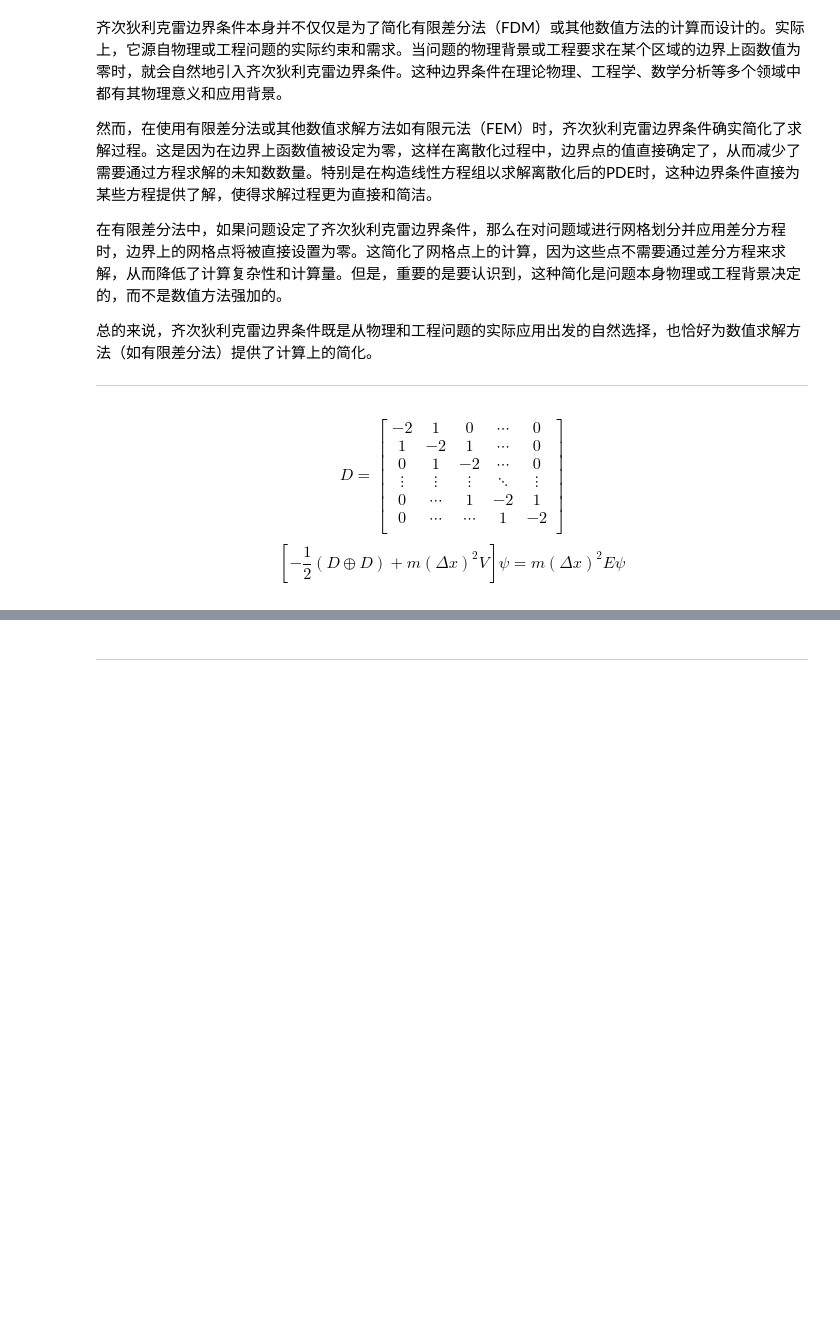
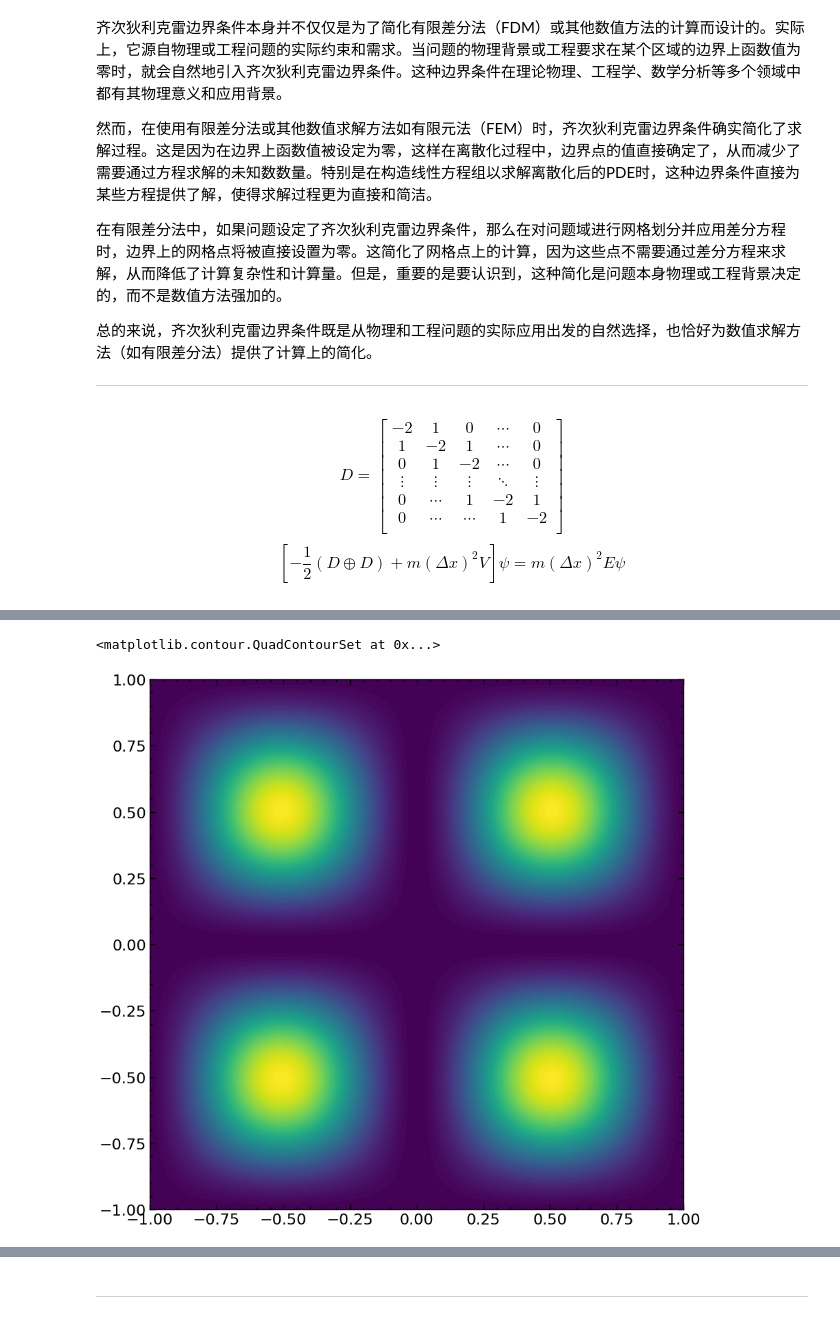
Before and after one commit to horizon14/Quantum, a Jupyter notebook: SchrodingerEquationFinalDraft.ipynb, the cells around one changed output, grey strips where cells are left out. Saved outputs shown, nothing was run; the diff lists cells and outputs as text; code cells hidden in the pictures; blank space fills up the shorter version.

```diff
--- a/SchrodingerEquationFinalDraft.ipynb
+++ b/SchrodingerEquationFinalDraft.ipynb
@@ -95,7 +95,7 @@ from torch import lobpcg
 device = torch.device('cuda' if torch.cuda.is_available() else 'cpu')
 # %%
 #创建网格
-N=400
+N=150
 X,Y=np.meshgrid(np.linspace(-1,1,N,dtype=float),np.linspace(-1,1,N,dtype=float))
 # %% [markdown]
 $$D=\begin{bmatrix}
@@ -130,3 +130,9 @@ eigenvalues,eigenvectors=eigsh(H,k=10,which='SM')   #求解矩阵的特征值和
 # %%
 def get_e(n):
     return eigenvectors.T[n].reshape(N,N)   #返回第n个特征向量,reshape成N*N的矩阵
+
+plt.figure(figsize=(10,10))
+plt.contourf(X,Y,get_e(3)**2,100)
+# %% [output]
+<matplotlib.contour.QuadContourSet at 0x...>
+[figure, added]
```
Also changed, not shown: parts of 2 cells of this notebook, 2 other files.
